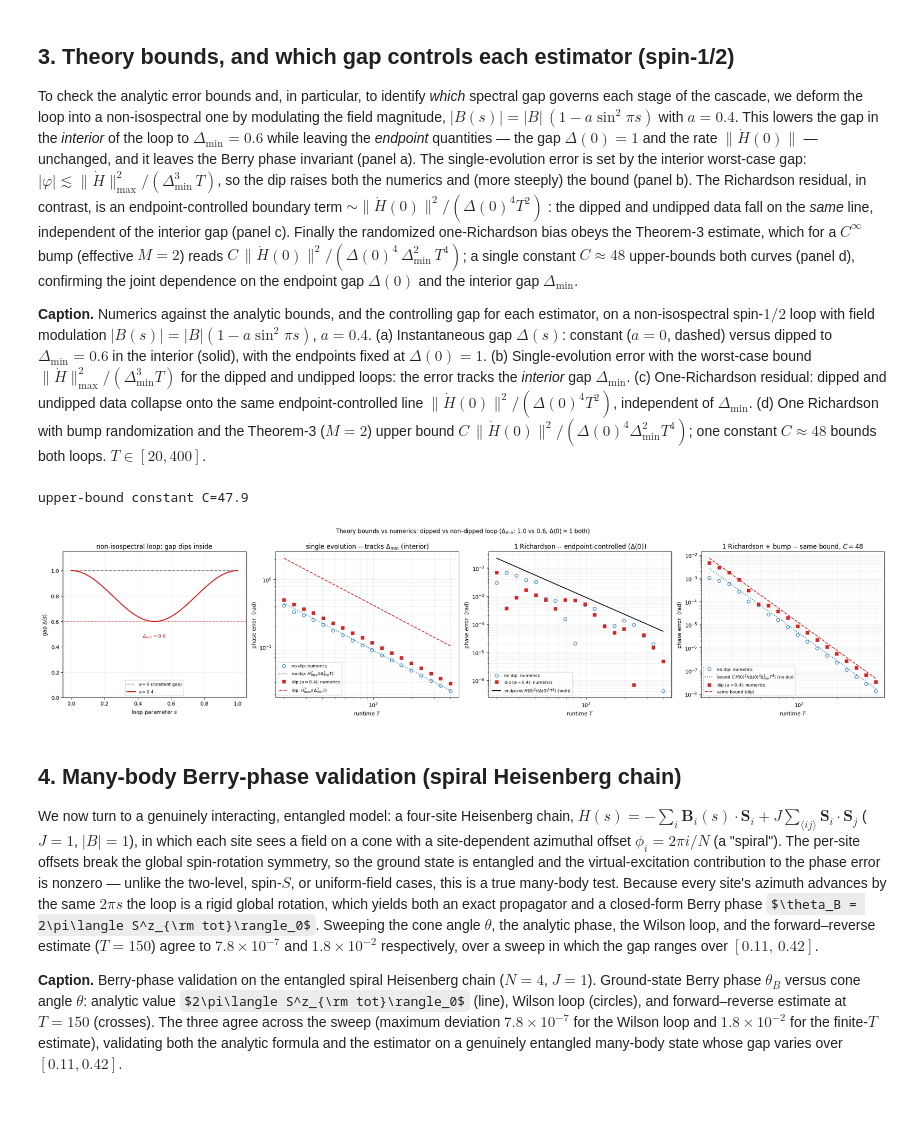
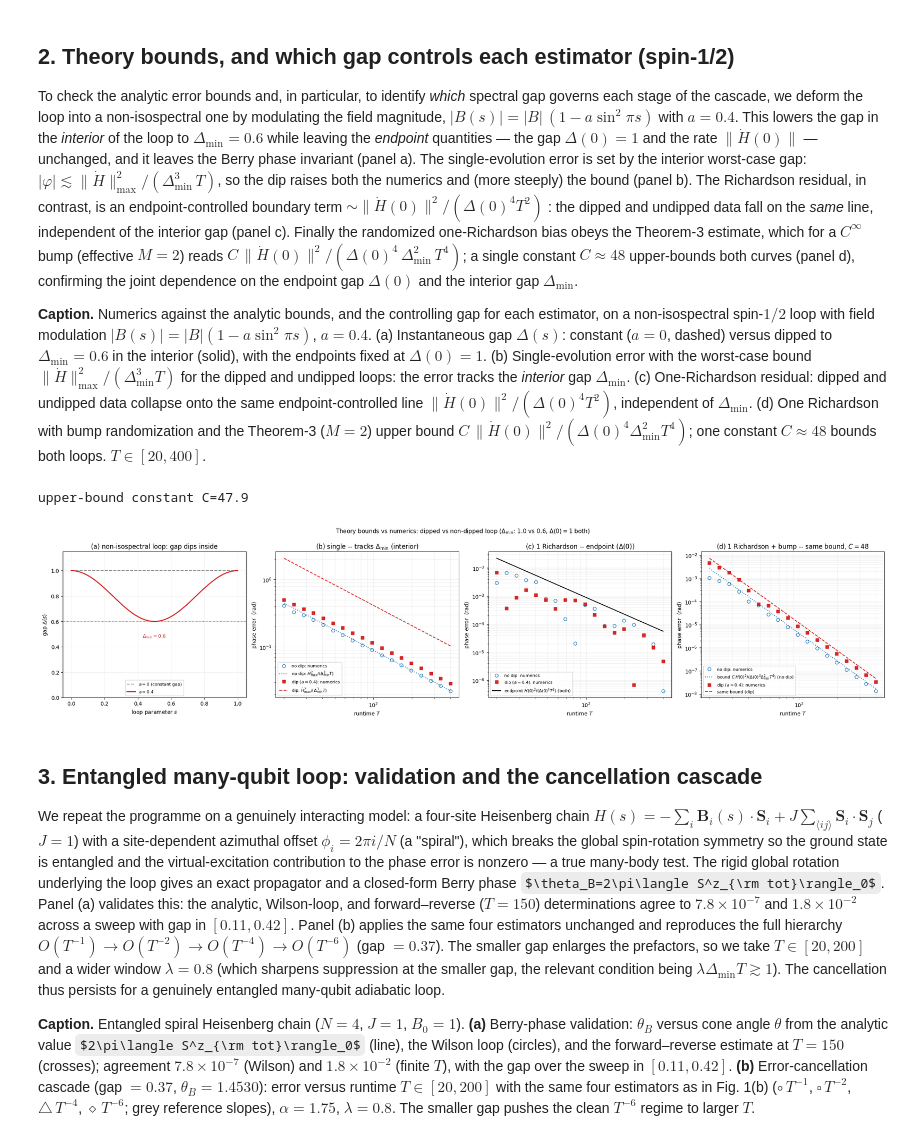
Before and after one commit to CKiumi/berry-phase-cancellation, a Jupyter notebook: experiments.ipynb, the cells around one changed output. Drawn from its saved outputs; the diff is of its cells as text; code cells hidden in the pictures; some formulas as TeX source; blank space fills up the shorter version.

```diff
--- a/experiments.ipynb
+++ b/experiments.ipynb
@@ -151,5 +128,5 @@ spin-1/2 cone loop: theta0=1.2566, gap=1.0, theta_B=-2.170787
 # %% [markdown]
-## 3. Theory bounds, and which gap controls each estimator (spin-1/2)
+## 2. Theory bounds, and which gap controls each estimator (spin-1/2)
 
 To check the analytic error bounds and, in particular, to identify *which* spectral
 gap governs each stage of the cascade, we deform the loop into a non-isospectral one
@@ -209,7 +186,7 @@ ax0.annotate(rf"$\Delta_{{\min}}={dip.gap:.1f}$", xy=(0.5, dip.gap),
              xytext=(0.5, dip.gap - 0.13), ha="center", fontsize=9, color="C3")
 ax0.set_xlabel("loop parameter $s$")
 ax0.set_ylabel(r"gap $\Delta(s)$")
-ax0.set_title(r"non-isospectral loop: gap dips inside")
+ax0.set_title(r"(a) non-isospectral loop: gap dips inside")
 ax0.set_ylim(0, 1.15)
 ax0.legend(loc="lower center", fontsize=8)
 ax0.grid(True, alpha=0.2)
@@ -221,7 +198,7 @@ axL.loglog(T, single_phase_error(dip, T), "s", ms=6, color="C3", label=rf"dip ($
 axL.loglog(T, Hmd**2 / Dmd**3 / T, "--", color="C3", lw=1.5, label=r"dip: $\dot H_{\max}^2/(\Delta_{\min}^3 T)$")
 axL.set_xlabel("runtime $T$")
 axL.set_ylabel(r"phase error  (rad)")
-axL.set_title(r"single evolution -- tracks $\Delta_{\min}$ (interior)")
+axL.set_title(r"(b) single -- tracks $\Delta_{\min}$ (interior)")
 axL.legend(fontsize=8, loc="lower left")
 axL.grid(True, which="both", alpha=0.2)
 
@@ -229,59 +206,64 @@ axL.grid(True, which="both", alpha=0.2)
 axR.loglog(T, richardson_error(flat, T), "o", ms=6, mfc="none", color="C0", label="no dip: numerics")
 axR.loglog(T, richardson_error(dip, T), "s", ms=6, color="C3", label=rf"dip ($a={A}$): numerics")
 axR.loglog(T, H0d**2 / D0d**4 / T**2, "-", color="k", lw=1.5, label=r"endpoint $\dot H(0)^2/(\Delta(0)^4 T^2)$ (both)")
 axR.set_xlabel("runtime $T$")
 axR.set_ylabel(r"phase error  (rad)")
-axR.set_title(r"1 Richardson -- endpoint-controlled ($\Delta(0)$)")
+axR.set_title(r"(c) 1 Richardson -- endpoint ($\Delta(0)$)")
 axR.legend(fontsize=8, loc="lower left")
 axR.grid(True, which="both", alpha=0.2)
 
 # Panel 3: 1 Richardson + bump randomization, with the Theorem-3 (M=2) upper bound.
 bf = randomized_richardson_bias(flat, T, alpha=1.75, lam=0.7, levels=1, dist="bump")
 bd = randomized_richardson_bias(dip, T, alpha=1.75, lam=0.7, levels=1, dist="bump")
 base_f = H0f**2 / D0f**4 / Dmf**2
 base_d = H0d**2 / D0d**4 / Dmd**2
 C = max(np.max(bf * T**4 / base_f), np.max(bd * T**4 / base_d))
 bound_f, bound_d = C * base_f / T**4, C * base_d / T**4
 print(f"upper-bound constant C={C:.1f}")
 axC.loglog(T, bf, "o", ms=6, mfc="none", color="C0", label="no dip: numerics")
 axC.loglog(T, bound_f, ":", color="C0", lw=1.5, label=r"bound $C\,\dot H(0)^2/(\Delta(0)^4\Delta_{\min}^2 T^4)$ (no dip)")
 axC.loglog(T, bd, "s", ms=6, color="C3", label=rf"dip ($a={A}$): numerics")
 axC.loglog(T, bound_d, "--", color="C3", lw=1.5, label=r"same bound (dip)")
 axC.set_xlabel("runtime $T$")
 axC.set_ylabel(r"phase error  (rad)")
-axC.set_title(rf"1 Richardson + bump -- same bound, $C={C:.0f}$")
+axC.set_title(rf"(d) 1 Richardson + bump -- same bound, $C={C:.0f}$")
 axC.legend(fontsize=8, loc="lower left")
 axC.grid(True, which="both", alpha=0.2)
 
 fig.suptitle(rf"Theory bounds vs numerics: dipped vs non-dipped loop ($\Delta_{{\min}}$: 1.0 vs {Dmd:.1f}, $\Delta(0)=1$ both)", fontsize=11)
 fig.tight_layout()
 plt.show()
 # %% [output]
 upper-bound constant C=47.9
-[figure, old version]
+[figure, new version]
 # %% [markdown]
-## 4. Many-body Berry-phase validation (spiral Heisenberg chain)
+## 3. Entangled many-qubit loop: validation and the cancellation cascade
 
-We now turn to a genuinely interacting, entangled model: a four-site Heisenberg
-chain, $H(s) = -\sum_i \mathbf{B}_i(s)\!\cdot\!\mathbf{S}_i + J\sum_{\langle ij\rangle}
-\mathbf{S}_i\!\cdot\!\mathbf{S}_j$ ($J=1$, $|B|=1$), in which each site sees a field
-on a cone with a site-dependent azimuthal offset $\phi_i = 2\pi i/N$ (a "spiral").
-The per-site offsets break the global spin-rotation symmetry, so the ground state is
-entangled and the virtual-excitation contribution to the phase error is nonzero
-&mdash; unlike the two-level, spin-$S$, or uniform-field cases, this is a true
-many-body test. Because every site's azimuth advances by the same $2\pi s$ the loop
-is a rigid global rotation, which yields both an exact propagator and a closed-form
-Berry phase $\theta_B = 2\pi\langle S^z_{\rm tot}\rangle_0$. Sweeping the cone angle
-$\theta$, the analytic phase, the Wilson loop, and the forward&ndash;reverse estimate
-($T=150$) agree to $7.8\times10^{-7}$ and $1.8\times10^{-2}$ respectively, over a
-sweep in which the gap ranges over $[0.11,\,0.42]$.
+We repeat the programme on a genuinely interacting model: a four-site Heisenberg
+chain $H(s)=-\sum_i\mathbf{B}_i(s)\!\cdot\!\mathbf{S}_i+J\sum_{\langle ij\rangle}
+\mathbf{S}_i\!\cdot\!\mathbf{S}_j$ ($J=1$) with a site-dependent azimuthal offset
+$\phi_i=2\pi i/N$ (a "spiral"), which breaks the global spin-rotation symmetry so the
+ground state is entangled and the virtual-excitation contribution to the phase error
+is nonzero &mdash; a true many-body test. The rigid global rotation underlying the
+loop gives an exact propagator and a closed-form Berry phase
+$\theta_B=2\pi\langle S^z_{\rm tot}\rangle_0$. Panel (a) validates this: the
+analytic, Wilson-loop, and forward&ndash;reverse ($T=150$) determinations agree to
+$7.8\times10^{-7}$ and $1.8\times10^{-2}$ across a sweep with gap in $[0.11,0.42]$.
+Panel (b) applies the same four estimators unchanged and reproduces the full
+hierarchy $O(T^{-1})\to O(T^{-2})\to O(T^{-4})\to O(T^{-6})$ (gap $=0.37$). The
+smaller gap enlarges the prefactors, so we take $T\in[20,200]$ and a wider window
+$\lambda=0.8$ (which sharpens suppression at the smaller gap, the relevant condition
+being $\lambda\Delta_{\min}T\gtrsim1$). The cancellation thus persists for a
+genuinely entangled many-qubit adiabatic loop.
 
-**Caption.** Berry-phase validation on the entangled spiral Heisenberg chain
-($N=4$, $J=1$). Ground-state Berry phase $\theta_B$ versus cone angle $\theta$:
-analytic value $2\pi\langle S^z_{\rm tot}\rangle_0$ (line), Wilson loop (circles),
-and forward&ndash;reverse estimate at $T=150$ (crosses). The three agree across the
-sweep (maximum deviation $7.8\times10^{-7}$ for the Wilson loop and
-$1.8\times10^{-2}$ for the finite-$T$ estimate), validating both the analytic
-formula and the estimator on a genuinely entangled many-body state whose gap varies
-over $[0.11,0.42]$.
+**Caption.** Entangled spiral Heisenberg chain ($N=4$, $J=1$, $B_0=1$). **(a)**
+Berry-phase validation: $\theta_B$ versus cone angle $\theta$ from the analytic value
+$2\pi\langle S^z_{\rm tot}\rangle_0$ (line), the Wilson loop (circles), and the
+forward&ndash;reverse estimate at $T=150$ (crosses); agreement $7.8\times10^{-7}$
+(Wilson) and $1.8\times10^{-2}$ (finite $T$), with the gap over the sweep in
+$[0.11,0.42]$. **(b)** Error-cancellation cascade (gap $=0.37$, $\theta_B=1.4530$):
+error versus runtime $T\in[20,200]$ with the same four estimators as in Fig. 1(b)
+($\circ\,T^{-1}$, $\square\,T^{-2}$, $\triangle\,T^{-4}$, $\diamond\,T^{-6}$; grey
+reference slopes), $\alpha=1.75$, $\lambda=0.8$. The smaller gap pushes the clean
+$T^{-6}$ regime to larger $T$.
 # %%
```
Also changed, not shown: parts of 10 cells of this notebook, 1 other file.
